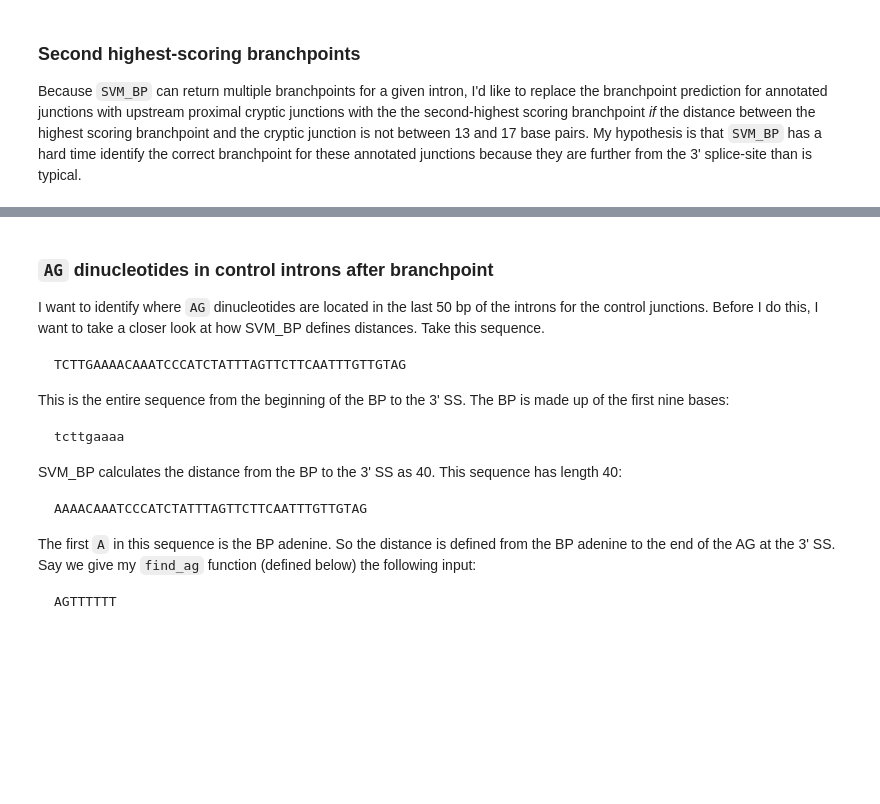
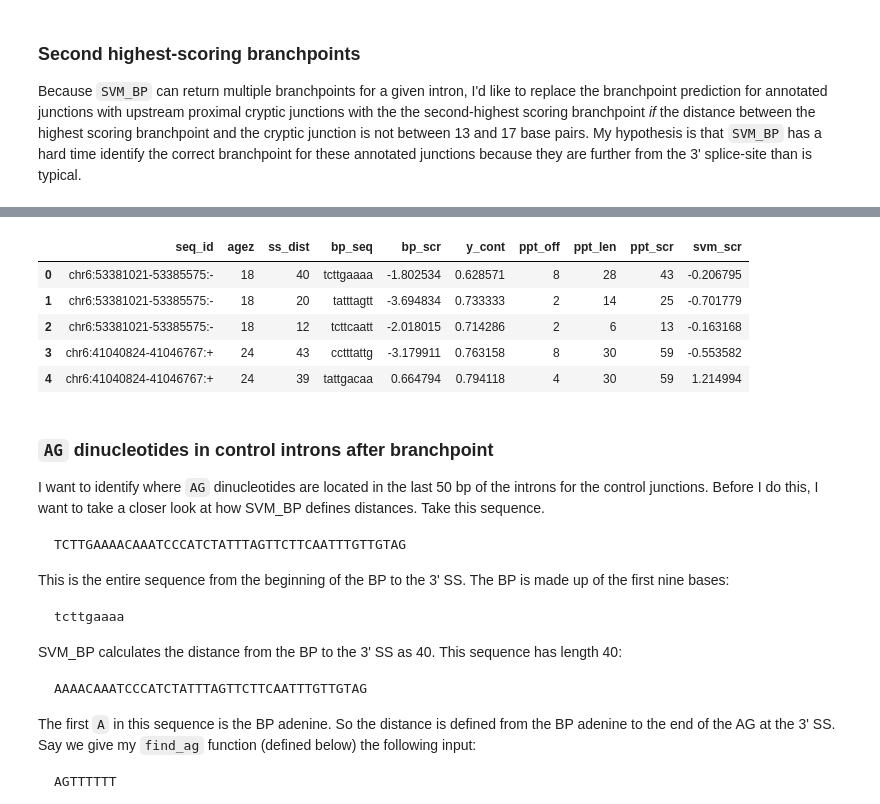
Before and after one commit to cdeboever3/deboever-sf3b1-2015, a Jupyter notebook: notebooks/branchpoint_analysis.ipynb, the cells around one changed output, grey strips where cells are left out. Cells and saved outputs as stored; diff of their text form; code cells hidden in the pictures; blank space fills up the shorter version.

```diff
--- a/notebooks/branchpoint_analysis.ipynb
+++ b/notebooks/branchpoint_analysis.ipynb
@@ -411,3 +420,12 @@ from the 3' splice-site than is typical.
+# %%
+annot_all_bp.head()
+# %% [output]
+|  | seq_id | agez | ss_dist | bp_seq | bp_scr | y_cont | ppt_off | ppt_len | ppt_scr | svm_scr |
+| 0 | chr6:53381021-53385575:- | 18 | 40 | tcttgaaaa | -1.802534 | 0.628571 | 8 | 28 | 43 | -0.206795 |
+| 1 | chr6:53381021-53385575:- | 18 | 20 | tatttagtt | -3.694834 | 0.733333 | 2 | 14 | 25 | -0.701779 |
+| 2 | chr6:53381021-53385575:- | 18 | 12 | tcttcaatt | -2.018015 | 0.714286 | 2 | 6 | 13 | -0.163168 |
+| 3 | chr6:41040824-41046767:+ | 24 | 43 | cctttattg | -3.179911 | 0.763158 | 8 | 30 | 59 | -0.553582 |
+| 4 | chr6:41040824-41046767:+ | 24 | 39 | tattgacaa | 0.664794 | 0.794118 | 4 | 30 | 59 | 1.214994 |
 # %%
 def get_second_highest_bp(seq_id, annot_all_bp=annot_all_bp):
     df = annot_all_bp[annot_all_bp.seq_id == seq_id].sort('bp_scr', ascending=False)
```
Also changed, not shown: parts of 1 cell of this notebook, 2 other files.
